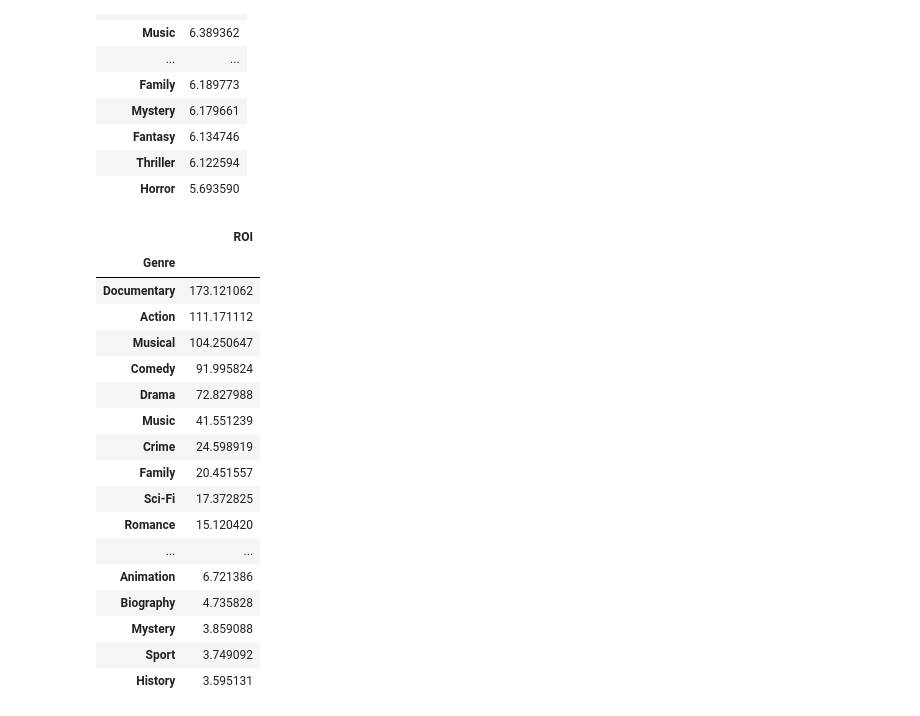
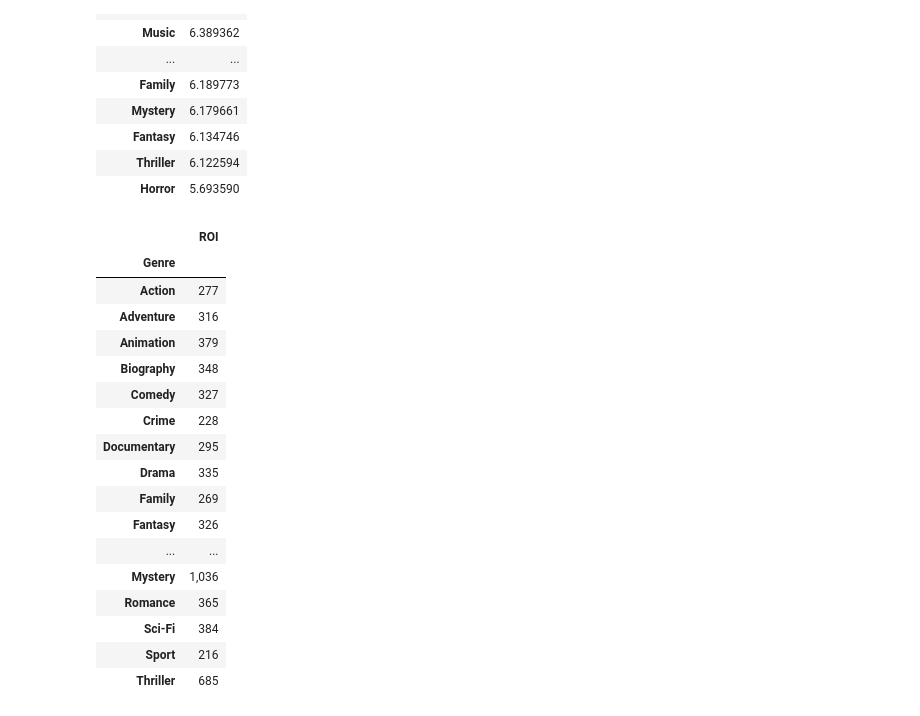
Before and after one commit to dandread/movie_genre_analysis, a Jupyter notebook: projectSubmission/student.ipynb, the cells around one changed output. Saved outputs shown, nothing was run; the diff lists cells and outputs as text; code cells hidden in the pictures.

```diff
--- a/projectSubmission/student.ipynb
+++ b/projectSubmission/student.ipynb
@@ -263,7 +265,7 @@ plt.title('Production Budget by Genre');
 ## Q4: What is the average ROI for each genre, given the production budget and worldwide gross?
 # %%
 # create a new column with the ROI for each movie in each genre
-genre_info['ROI'] = genre_info['production_budget'] / genre_info['worldwide_gross']
+genre_info['ROI'] = (genre_info['worldwide_gross'] / genre_info['production_budget']) * 100
 
 # drop any infinite values, if they exist
 drop_inf = genre_info.replace([np.inf, -np.inf], np.nan).dropna(axis=0)
@@ -271,3 +273,4 @@ drop_inf = genre_info.replace([np.inf, -np.inf], np.nan).dropna(axis=0)
 # create a new dataframe showing the average ROI by genre
 drop_inf = pd.DataFrame(drop_inf.groupby('Genre')['ROI'].mean())
 drop_inf.reset_index(inplace = True)
+drop_inf
@@ -375,25 +398,24 @@ genre_ratings_avg
 | Thriller | 6.122594 |
 | Horror | 5.693590 |
 # %%
-genre_roi = pd.DataFrame(drop_inf.groupby('Genre')['ROI'].mean())
-genre_roi.sort_values('ROI', ascending=False, inplace=True)
+genre_roi = pd.DataFrame(drop_inf.groupby('Genre')['ROI'].mean()).style.format("{:,.0f}")
 genre_roi
 # %% [output]
 |  | ROI |
 | Genre |  |
-| Documentary | 173.121062 |
-| Action | 111.171112 |
-| Musical | 104.250647 |
-| Comedy | 91.995824 |
-| Drama | 72.827988 |
-| Music | 41.551239 |
-| Crime | 24.598919 |
-| Family | 20.451557 |
-| Sci-Fi | 17.372825 |
-| Romance | 15.120420 |
+| Action | 277 |
+| Adventure | 316 |
+| Animation | 379 |
+| Biography | 348 |
+| Comedy | 327 |
+| Crime | 228 |
+| Documentary | 295 |
+| Drama | 335 |
+| Family | 269 |
+| Fantasy | 326 |
 | ... | ... |
-| Animation | 6.721386 |
-| Biography | 4.735828 |
-| Mystery | 3.859088 |
-| Sport | 3.749092 |
-| History | 3.595131 |
+| Mystery | 1,036 |
+| Romance | 365 |
+| Sci-Fi | 384 |
+| Sport | 216 |
+| Thriller | 685 |
```
Also changed, not shown: parts of 11 cells of this notebook.
